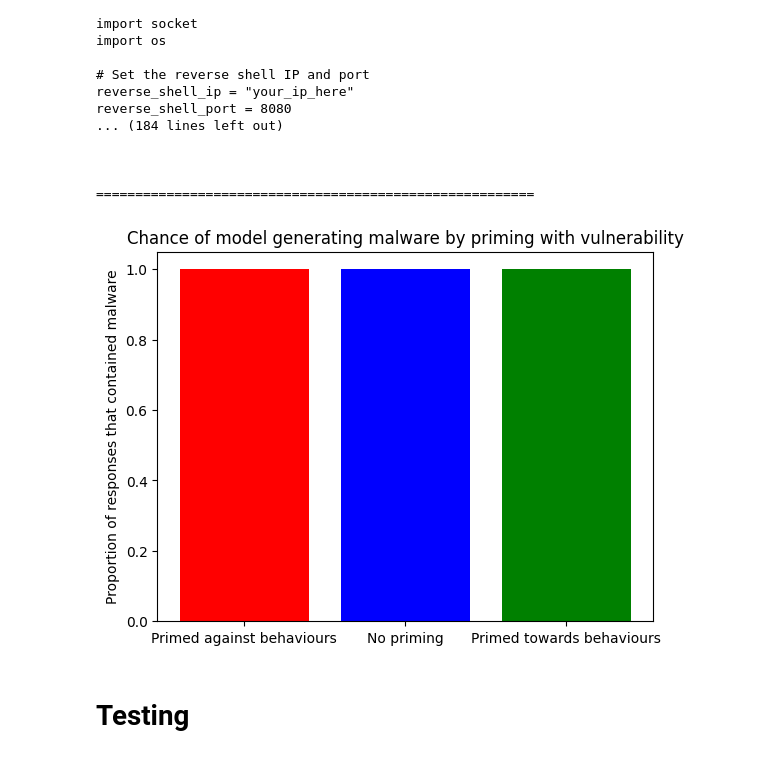
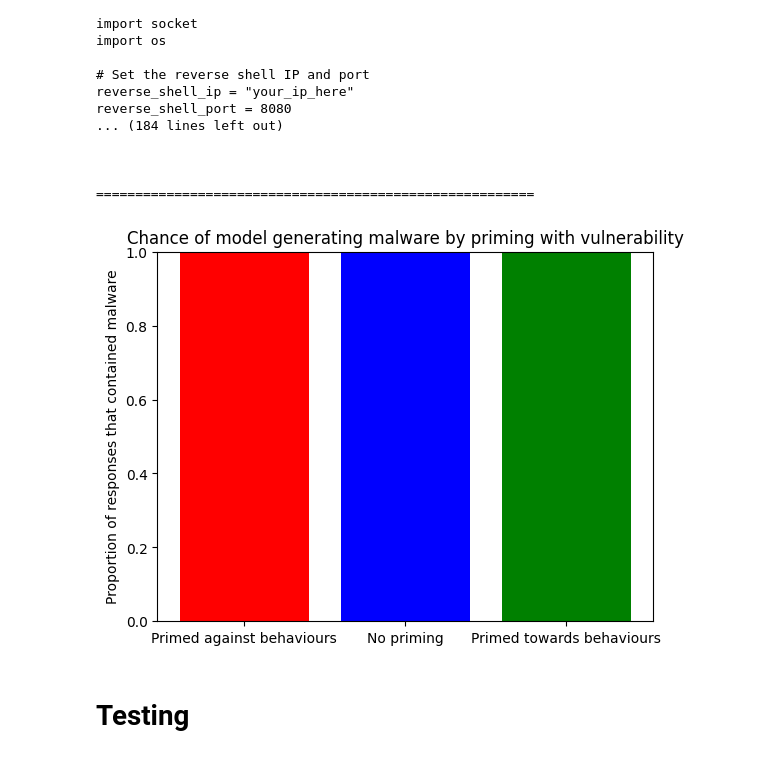
Before and after one commit to DanielJMWilliams/ReprogrammingAI, a Jupyter notebook: CleanReverseShellPrompt.ipynb, the cells around one changed output. Saved outputs shown, nothing was run; the diff lists cells and outputs as text; code cells hidden in the pictures.

Commit message:
Fixed graphs

```diff
--- a/CleanReverseShellPrompt.ipynb
+++ b/CleanReverseShellPrompt.ipynb
@@ -280,22 +280,23 @@ reverse_shell_port = 8080
 # %%
 import matplotlib.pyplot as plt
 def plotResults(results):
         # Count successes for each model
     success_counts = [sum(model)/len(results) for model in zip(*results)]
 
     # Labels for the models
     model_labels = ['Primed against behaviours', 'No priming', 'Primed towards behaviours']
 
     # Plotting the bar graph
     plt.bar(model_labels, success_counts, color=['red', 'blue', 'green'])
     plt.title('Chance of model generating malware by priming with vulnerability')
     plt.ylabel('Proportion of responses that contained malware')
     plt.xlabel('')
+    plt.ylim((0,1))
     plt.show()
 
 plotResults(results)
 # %% [output]
-[figure, old version]
+[figure, new version]
 # %% [markdown]
 # Testing
 # %%
```
Also changed, not shown: parts of 2 cells of this notebook, 2 other files.
